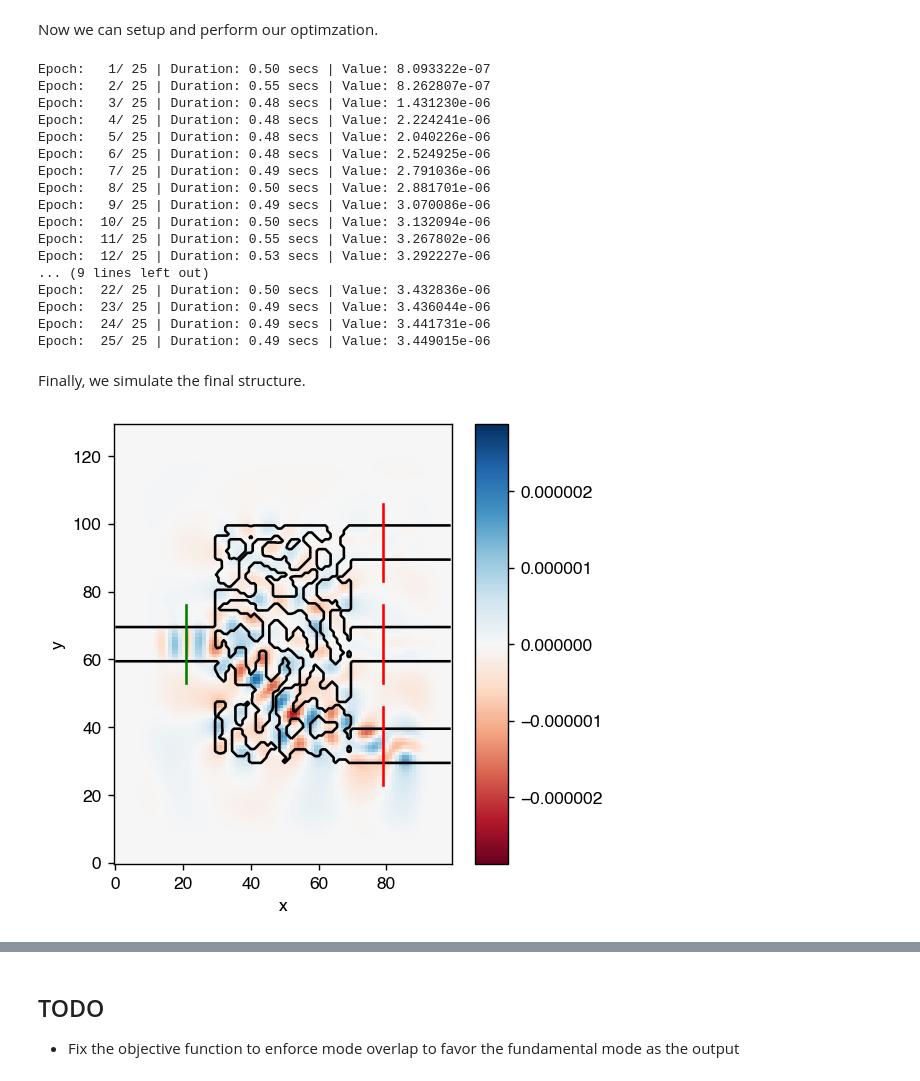
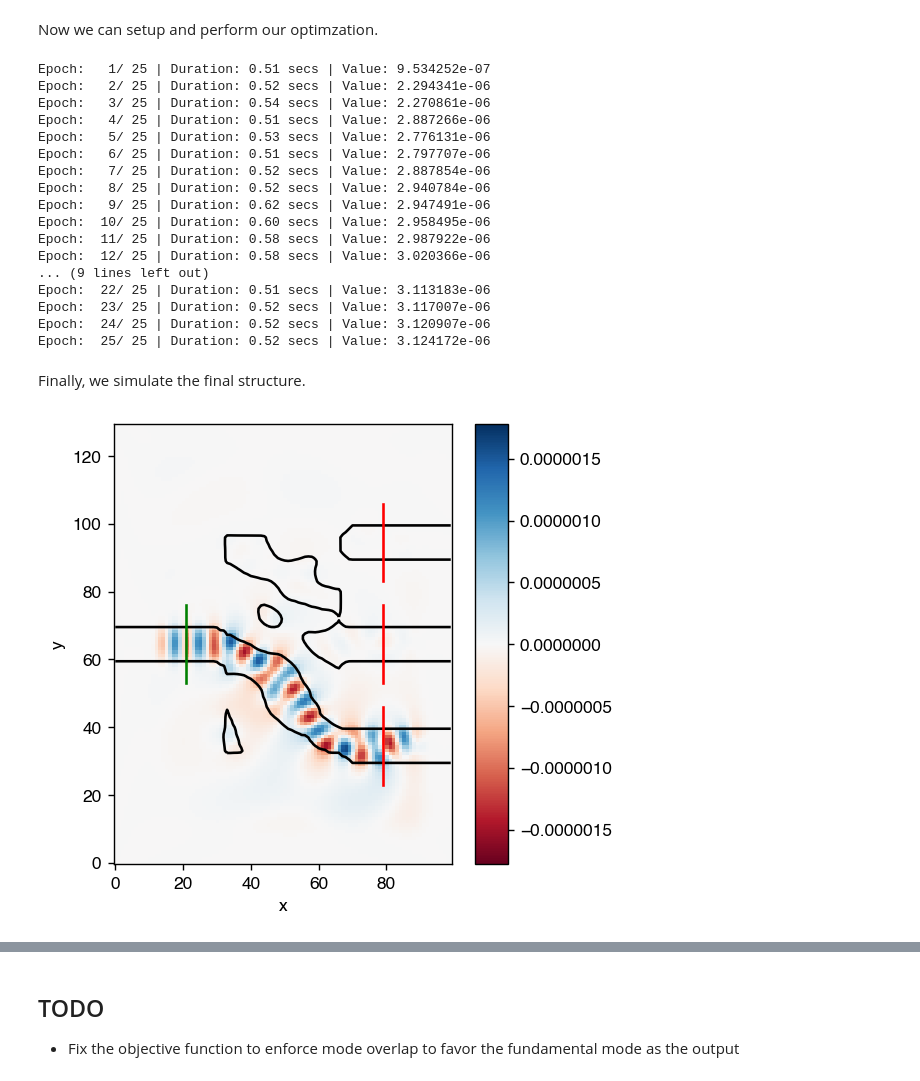
Before and after one commit to fancompute/workshop-invdesign, a Jupyter notebook: Inverse_Design_Example.ipynb, the cells around one changed output, grey strips where cells are left out. Drawn from its saved outputs; the diff is of its cells as text; code cells hidden in the pictures.

```diff
--- a/Inverse_Design_Example.ipynb
+++ b/Inverse_Design_Example.ipynb
@@ -163,6 +183,7 @@ epsr_max = 12.0
 # %%
-rho_bg, rho_opt_init, design_region, input_slice, output_slices = init_domain(Nx, Ny, Npml, space=10, wg_width=10, space_slice=7)
-epsr = epsr_min + (epsr_max-epsr_min)*(rho_bg + rho_opt_init)
+rho_init, design_region, input_slice, output_slices = init_domain(Nx, Ny, Npml, space=10, wg_width=10, space_slice=7)
+
+epsr = epsr_min + (epsr_max-epsr_min) * make_rho(rho_init, design_region, radius=blur_radius)
 plot_abs(epsr, outline=design_region)
 # %% [output]
 <matplotlib.axes._subplots.AxesSubplot at 0x...>
@@ -185,7 +206,6 @@ for output_slice in output_slices:
 # %% [markdown]
 First, we will simulate the initial structure.
 # %%
-epsr = epsr_min + (epsr_max-epsr_min)*(rho_bg + rho_opt_init)
 simulation = fdfd_ez(omega, dx, epsr, [Npml, Npml])
 Hx, Hy, Ez = simulation.solve(source)
 ax=plot_re(Ez, outline=epsr)
@@ -197,49 +217,49 @@ for output_slice in output_slices:
 # %% [markdown]
 Now we can setup and perform our optimzation.
 # %%
-epsr = epsr_min + (epsr_max-epsr_min)*(rho_bg + rho_opt_init)
-simulation = fdfd_ez(omega, dx, epsr, [Npml, Npml])
-
 def measure_modes(Ez, probe_ind=0):
     return npa.sum(npa.abs(npa.conj(Ez)*probes[probe_ind]))
 
 def objective(rho, probe_ind=0):
-    epsr = epsr_min + (epsr_max-epsr_min)*project(rho_bg.flatten() + rho)
-    simulation.eps_r = epsr.reshape((Nx, Ny))
+    rho = rho.reshape((Nx, Ny))
+    _rho = make_rho(rho, design_region, radius=blur_radius)
+    epsr = epsr_min + (epsr_max-epsr_min)*operator_proj(_rho, beta=beta, eta=eta)
+    simulation.eps_r = epsr
     _, _, Ez = simulation.solve(source)
     return measure_modes(Ez, probe_ind=probe_ind)
 # %%
 objective_jac = jacobian(objective, mode='reverse')
 
 from optim import adam_optimize
-(rho_optimum, loss) = adam_optimize(objective, rho_opt_init.flatten(), objective_jac, Nsteps=25, direction='max', mask=design_region.flatten(), step_size=1e-2)
+(rho_optimum, loss) = adam_optimize(objective, rho_init.flatten(), objective_jac, Nsteps=25, direction='max', mask=design_region.flatten(), step_size=1e-2)
+rho_optimum = rho_optimum.reshape((Nx, Ny))
 # %% [output]
-Epoch:   1/ 25 | Duration: 0.50 secs | Value: 8.093322e-07
-Epoch:   2/ 25 | Duration: 0.55 secs | Value: 8.262807e-07
-Epoch:   3/ 25 | Duration: 0.48 secs | Value: 1.431230e-06
-Epoch:   4/ 25 | Duration: 0.48 secs | Value: 2.224241e-06
-Epoch:   5/ 25 | Duration: 0.48 secs | Value: 2.040226e-06
-Epoch:   6/ 25 | Duration: 0.48 secs | Value: 2.524925e-06
-Epoch:   7/ 25 | Duration: 0.49 secs | Value: 2.791036e-06
-Epoch:   8/ 25 | Duration: 0.50 secs | Value: 2.881701e-06
-Epoch:   9/ 25 | Duration: 0.49 secs | Value: 3.070086e-06
-Epoch:  10/ 25 | Duration: 0.50 secs | Value: 3.132094e-06
-Epoch:  11/ 25 | Duration: 0.55 secs | Value: 3.267802e-06
-Epoch:  12/ 25 | Duration: 0.53 secs | Value: 3.292227e-06
+Epoch:   1/ 25 | Duration: 0.51 secs | Value: 9.534252e-07
+Epoch:   2/ 25 | Duration: 0.52 secs | Value: 2.294341e-06
+Epoch:   3/ 25 | Duration: 0.54 secs | Value: 2.270861e-06
+Epoch:   4/ 25 | Duration: 0.51 secs | Value: 2.887266e-06
+Epoch:   5/ 25 | Duration: 0.53 secs | Value: 2.776131e-06
+Epoch:   6/ 25 | Duration: 0.51 secs | Value: 2.797707e-06
+Epoch:   7/ 25 | Duration: 0.52 secs | Value: 2.887854e-06
+Epoch:   8/ 25 | Duration: 0.52 secs | Value: 2.940784e-06
+Epoch:   9/ 25 | Duration: 0.62 secs | Value: 2.947491e-06
+Epoch:  10/ 25 | Duration: 0.60 secs | Value: 2.958495e-06
+Epoch:  11/ 25 | Duration: 0.58 secs | Value: 2.987922e-06
+Epoch:  12/ 25 | Duration: 0.58 secs | Value: 3.020366e-06
 ... (9 lines left out)
-Epoch:  22/ 25 | Duration: 0.50 secs | Value: 3.432836e-06
-Epoch:  23/ 25 | Duration: 0.49 secs | Value: 3.436044e-06
-Epoch:  24/ 25 | Duration: 0.49 secs | Value: 3.441731e-06
-Epoch:  25/ 25 | Duration: 0.49 secs | Value: 3.449015e-06
+Epoch:  22/ 25 | Duration: 0.51 secs | Value: 3.113183e-06
+Epoch:  23/ 25 | Duration: 0.52 secs | Value: 3.117007e-06
+Epoch:  24/ 25 | Duration: 0.52 secs | Value: 3.120907e-06
+Epoch:  25/ 25 | Duration: 0.52 secs | Value: 3.124172e-06
 # %% [markdown]
 Finally, we simulate the final structure.
 # %%
-epsr = epsr_min + (epsr_max-epsr_min)*project(rho_bg + rho_optimum.reshape(Nx, Ny))
+epsr = epsr_min + (epsr_max-epsr_min)*operator_proj(make_rho(rho_optimum, design_region, radius=blur_radius), beta=beta, eta=eta)
 simulation = fdfd_ez(omega, dx, epsr, [Npml, Npml])
 Hx, Hy, Ez = simulation.solve(source)
 ax=plot_re(Ez, outline=epsr)
 ax.plot(input_slice.x*np.ones(len(input_slice.y)), input_slice.y, 'g-')
 for output_slice in output_slices:
     ax.plot(output_slice.x*np.ones(len(output_slice.y)), output_slice.y, 'r-')
 # %% [output]
-[figure, old version]
+[figure, new version]
```
Also changed, not shown: parts of 8 cells of this notebook.
